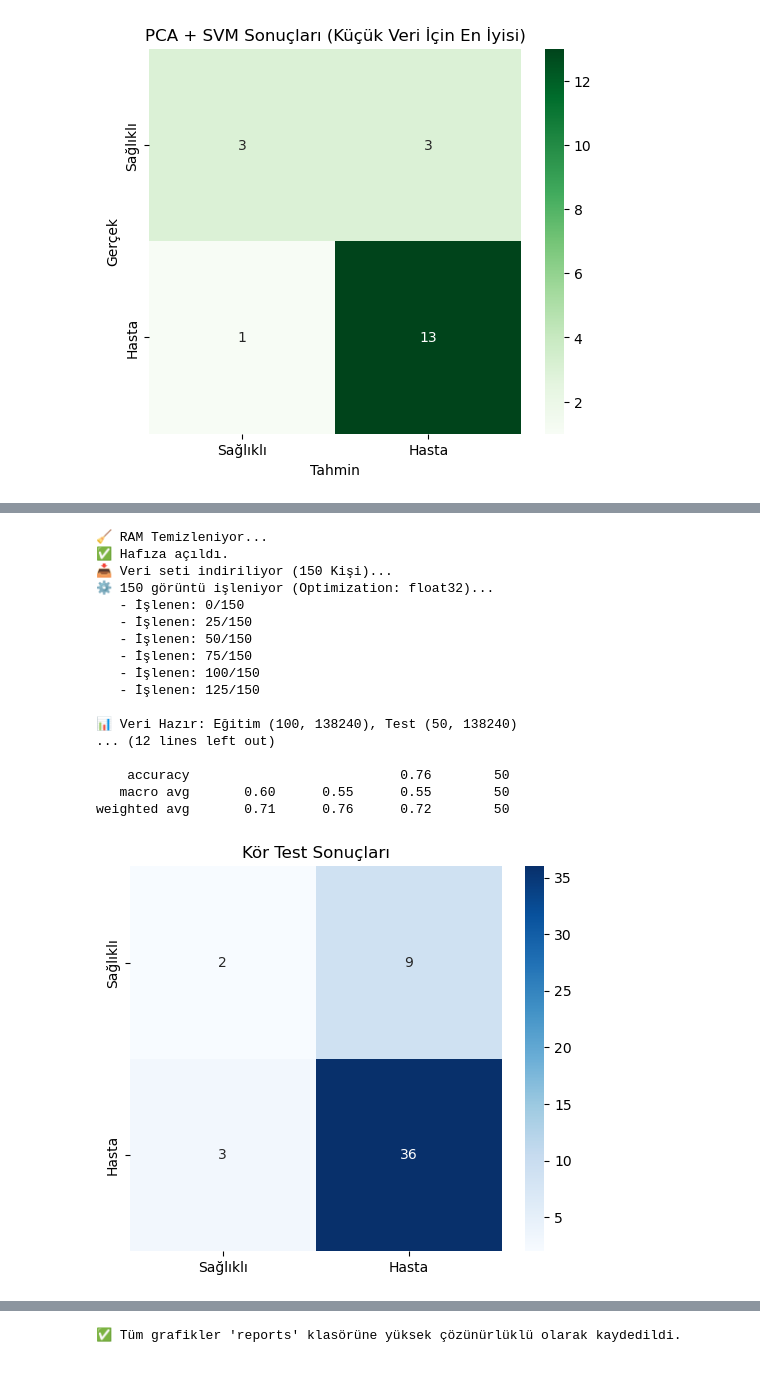
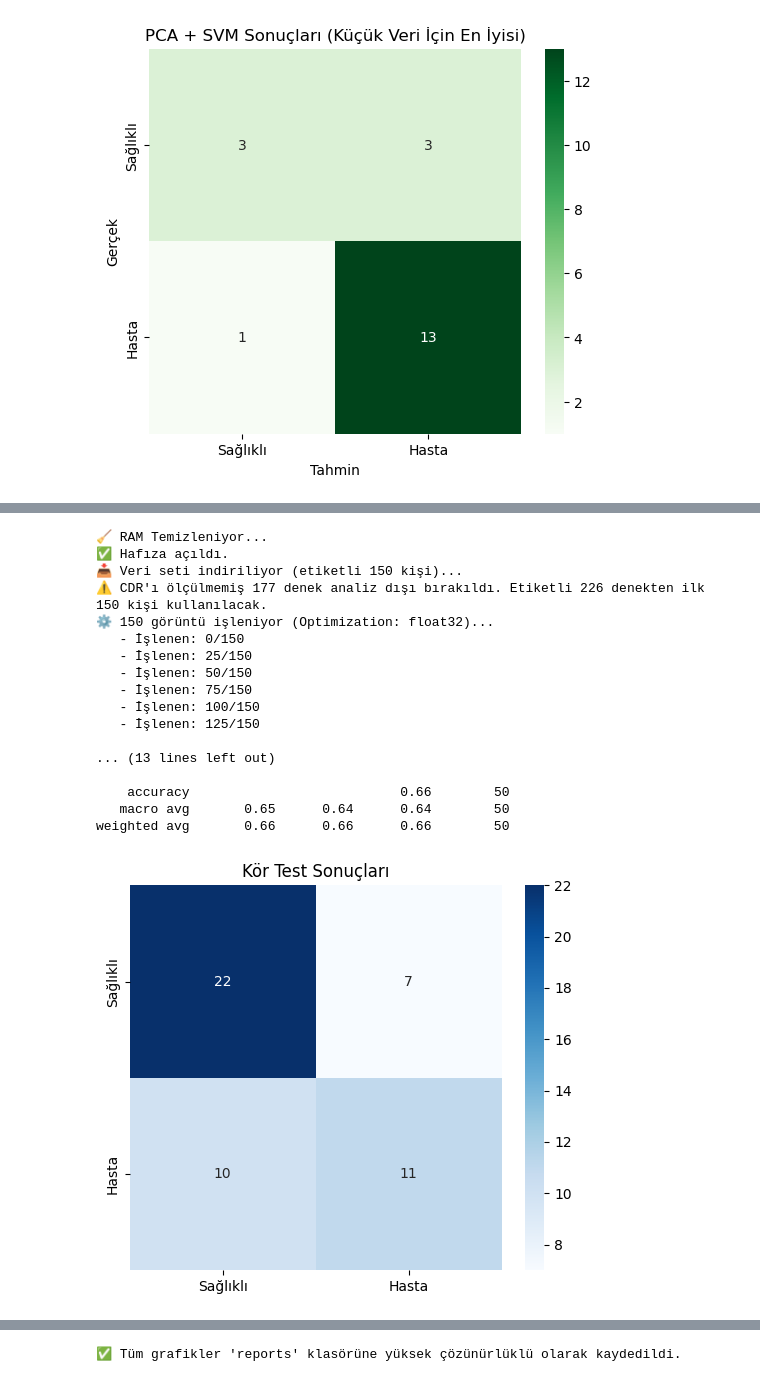
Before and after one commit to senaayy/snp-genome-lab, a Jupyter notebook: Untitled.ipynb, the cells around one changed output, grey strips where cells are left out. Drawn from its saved outputs; the diff is of its cells as text; code cells hidden in the pictures.

```diff
--- a/Untitled.ipynb
+++ b/Untitled.ipynb
@@ -715,6 +688,18 @@ print(f"📋 Mevcut Sütunlar: {df_clinical.columns.tolist()}")
 
 # ID sütunu ekleyelim
 df_clinical['Subject_ID'] = [f"OAS1_{i:04d}" for i in range(len(df_clinical))]
+
+# FIX (Hafta 13): CDR'ı hiç ölçülmemiş (NaN) denekler var — bunlar demans
+# testine tabi tutulmamış, genelde genç kontrol denekleri. Eskiden bu satır
+# NaN'i otomatik "Hasta" (1) etiketliyordu çünkü (NaN == 0) sonucu False'tur.
+# Doğrusu: etiketi belirsiz olan bu kişileri analiz dışı bırakmak.
+# MRI listesi klinik satırlarla aynı sırada; etiket düşünce görüntüyü de düşür.
+n_before = len(df_clinical)
+keep = df_clinical['cdr'].notna().to_numpy()
+gray_maps = [img for img, ok in zip(oasis_dataset.gray_matter_maps, keep) if ok]
+df_clinical = df_clinical.loc[keep].reset_index(drop=True)
+oasis_dataset.gray_matter_maps = gray_maps
+print(f"⚠️ CDR'ı ölçülmemiş {n_before - len(df_clinical)} denek analiz dışı bırakıldı ({n_before} -> {len(df_clinical)})")
 
 # Hedef Değişken: CDR (0=Sağlıklı, 0.5+=Alzheimer)
 df_clinical['Disease'] = df_clinical['cdr'].apply(lambda x: 0 if x == 0 else 1)
@@ -1327,12 +1310,22 @@ import seaborn as sns
 import matplotlib.pyplot as plt
 
 # --- DÜZELTİLMİŞ SATIR ---
-# verbose=0 ekleyerek hatalı log basmasını engelliyoruz.
+# CDR'ı boş olanları hasta sayma. Tüm setten etiketli denekleri al,
+# ardından 100 eğitim + 50 kör test için ilk 150 kişiyi tut.
 print("📥 Veri seti sessiz modda genişletiliyor...")
-oasis_dataset_full = datasets.fetch_oasis_vbm(n_subjects=150, verbose=0)
+oasis_dataset_full = datasets.fetch_oasis_vbm(n_subjects=None, verbose=0)
 
-# Klinik verileri al
 df_full = oasis_dataset_full.ext_vars
+n_before = len(df_full)
+keep = df_full['cdr'].notna().to_numpy()
+gray_maps = [img for img, ok in zip(oasis_dataset_full.gray_matter_maps, keep) if ok]
+df_full = df_full.loc[keep].reset_index(drop=True)
+n_labeled = len(df_full)
+df_full = df_full.iloc[:150].reset_index(drop=True)
+gray_maps = gray_maps[:150]
+oasis_dataset_full.gray_matter_maps = gray_maps
+print(f"⚠️ CDR'ı ölçülmemiş {n_before - n_labeled} denek analiz dışı bırakıldı. Etiketli {n_labeled} denekten ilk {len(df_full)} kişi kullanılacak.")
+
 df_full['Disease'] = df_full['cdr'].apply(lambda x: 0 if x == 0 else 1)
 y_all = df_full['Disease'].values
 
@@ -1463,11 +1457,20 @@ gc.collect() # Hafızayı boşalt
 print("✅ Hafıza açıldı.")
 
 # --- ADIM 1: VERİ İNDİR (Sessiz Mod) ---
-print("📥 Veri seti indiriliyor (150 Kişi)...")
-oasis_dataset_full = datasets.fetch_oasis_vbm(n_subjects=150, verbose=0)
+print("📥 Veri seti indiriliyor (etiketli 150 kişi)...")
+oasis_dataset_full = datasets.fetch_oasis_vbm(n_subjects=None, verbose=0)
 
-# Klinik verileri al
 df_full = oasis_dataset_full.ext_vars
+n_before = len(df_full)
+keep = df_full['cdr'].notna().to_numpy()
+gray_maps = [img for img, ok in zip(oasis_dataset_full.gray_matter_maps, keep) if ok]
+df_full = df_full.loc[keep].reset_index(drop=True)
+n_labeled = len(df_full)
+df_full = df_full.iloc[:150].reset_index(drop=True)
+gray_maps = gray_maps[:150]
+oasis_dataset_full.gray_matter_maps = gray_maps
+print(f"⚠️ CDR'ı ölçülmemiş {n_before - n_labeled} denek analiz dışı bırakıldı. Etiketli {n_labeled} denekten ilk {len(df_full)} kişi kullanılacak.")
+
 df_full['Disease'] = df_full['cdr'].apply(lambda x: 0 if x == 0 else 1)
 y_all = df_full['Disease'].values
 
@@ -1528,40 +1531,40 @@ grid.fit(X_train_original, y_train_original)
 print(f"🏆 EN İYİ PARAMETRELER: {grid.best_params_}")
 print(f"   Eğitim Skoru: %{grid.best_score_ * 100:.2f}")
 
 # --- ADIM 5: KÖR TEST ---
 print("\n🚀 KÖR TEST (Blind Test) BAŞLIYOR...")
 best_model = grid.best_estimator_
 y_pred_blind = best_model.predict(X_blind_test)
 acc_blind = accuracy_score(y_blind_test, y_pred_blind)
 
 print(f"\n🎯 FİNAL SONUÇ: %{acc_blind * 100:.2f}")
 print(classification_report(y_blind_test, y_pred_blind, target_names=['Sağlıklı', 'Hasta'], zero_division=0))
 
 # Görselleştir
 plt.figure(figsize=(6, 5))
 sns.heatmap(confusion_matrix(y_blind_test, y_pred_blind), annot=True, fmt='d', cmap='Blues',
             xticklabels=['Sağlıklı', 'Hasta'], yticklabels=['Sağlıklı', 'Hasta'])
 plt.title('Kör Test Sonuçları')
 plt.show()
 # %% [output]
 🧹 RAM Temizleniyor...
 ✅ Hafıza açıldı.
-📥 Veri seti indiriliyor (150 Kişi)...
+📥 Veri seti indiriliyor (etiketli 150 kişi)...
+⚠️ CDR'ı ölçülmemiş 177 denek analiz dışı bırakıldı. Etiketli 226 denekten ilk 150 kişi kullanılacak.
 ⚙️ 150 görüntü işleniyor (Optimization: float32)...
    - İşlenen: 0/150
    - İşlenen: 25/150
    - İşlenen: 50/150
    - İşlenen: 75/150
    - İşlenen: 100/150
    - İşlenen: 125/150
 
-📊 Veri Hazır: Eğitim (100, 138240), Test (50, 138240)
-... (12 lines left out)
+... (13 lines left out)
 
-    accuracy                           0.76        50
-   macro avg       0.60      0.55      0.55        50
-weighted avg       0.71      0.76      0.72        50
+    accuracy                           0.66        50
+   macro avg       0.65      0.64      0.64        50
+weighted avg       0.66      0.66      0.66        50
-[figure, old version]
+[figure, new version]
 # %%
 import numpy as np
 import pandas as pd
```
Also changed, not shown: parts of 26 cells of this notebook, 12 other files.
